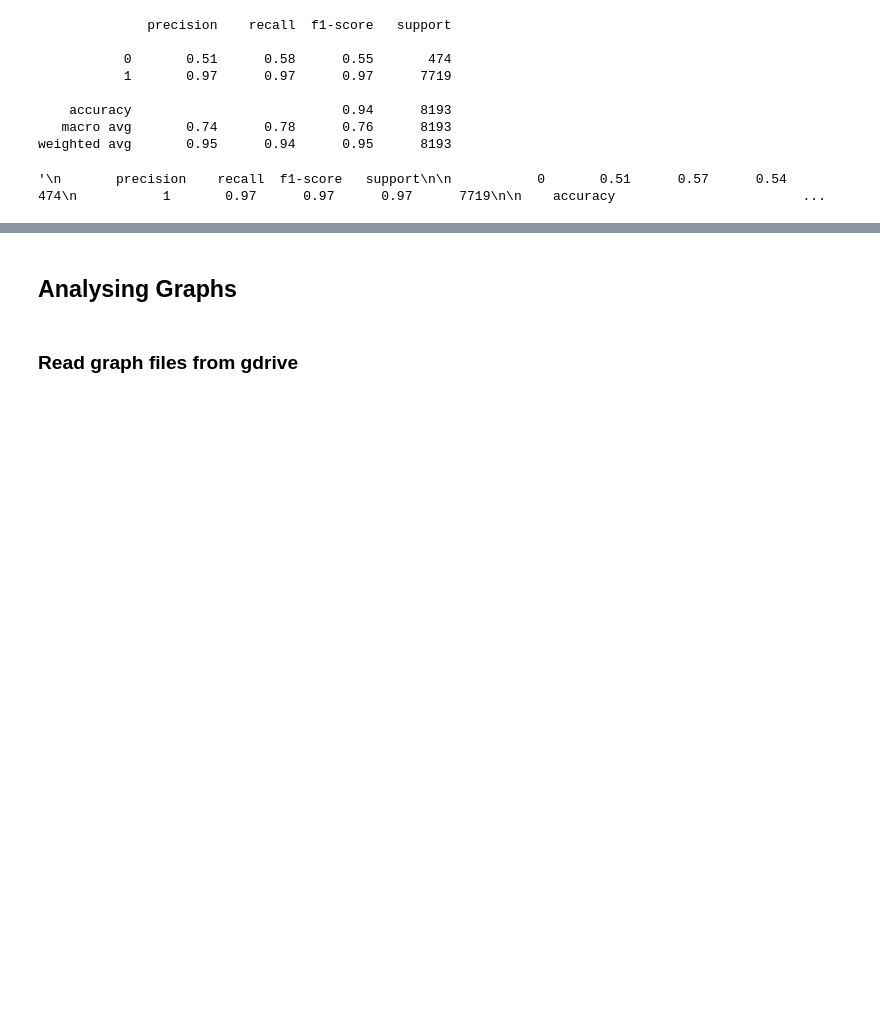
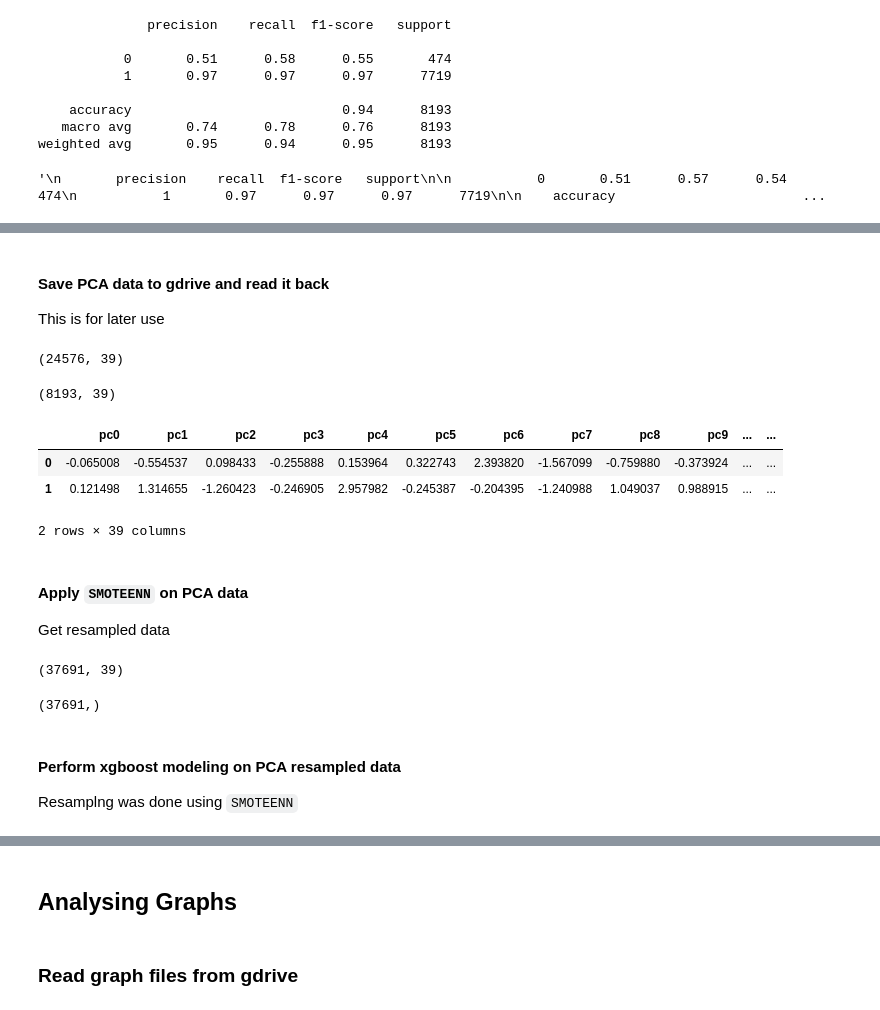
Before and after one commit to harnalashok/CatEncodersFamily, a Jupyter notebook: Amazon_Employee_Access_Challenge.ipynb, the cells around one changed output, grey strips where cells are left out. Saved outputs shown, nothing was run; the diff lists cells and outputs as text; code cells hidden in the pictures; blank space fills up the shorter version.

```diff
--- a/Amazon_Employee_Access_Challenge.ipynb
+++ b/Amazon_Employee_Access_Challenge.ipynb
@@ -1446,0 +1488,3 @@ weighted avg       0.95      0.94      0.95      8193
+# %% [markdown]
+#### Save PCA data to gdrive and read it back
+This is for later use
@@ -1446,0 +1497,38 @@ weighted avg       0.95      0.94      0.95      8193
+# %%
+# Read back the above saved data:
+datafolder = "/gdrive/MyDrive/Colab_data_files/amazonemp/datafiles/data/"
+
+pca_train = pd.read_pickle(datafolder + "pca_train_full.pkl")
+pca_test = pd.read_pickle(datafolder+ "pca_test_full.pkl")
+
+# Check
+pca_train.shape
+pca_test.shape
+pca_train.head(2)
+# %% [output]
+(24576, 39)
+(8193, 39)
+|  | pc0 | pc1 | pc2 | pc3 | pc4 | pc5 | pc6 | pc7 | pc8 | pc9 | ... | ... |
+| 0 | -0.065008 | -0.554537 | 0.098433 | -0.255888 | 0.153964 | 0.322743 | 2.393820 | -1.567099 | -0.759880 | -0.373924 | ... | ... |
+| 1 | 0.121498 | 1.314655 | -1.260423 | -0.246905 | 2.957982 | -0.245387 | -0.204395 | -1.240988 | 1.049037 | 0.988915 | ... | ... |
+2 rows × 39 columns
+# %% [markdown]
+#### Apply `SMOTEENN` on PCA data
+Get resampled data
+# %%
+# 19.4 Use SMOTEENN to perform resampling:
+
+from imblearn.combine import SMOTEENN
+sm = SMOTEENN()
+X_res_sme, y_res_sme = sm.fit_resample(pca_train,y_train)
+
+# 19.4.1
+X_res_sme.shape  # (37691, 39)
+y_res_sme.shape  # (37691,)
+y_res_sme.value_counts(normalize = True)
+# %% [output]
+(37691, 39)
+(37691,)
+# %% [markdown]
+#### Perform xgboost modeling on PCA resampled data
+Resamplng was done using `SMOTEENN`
```
Also changed, not shown: parts of 55 cells of this notebook.
